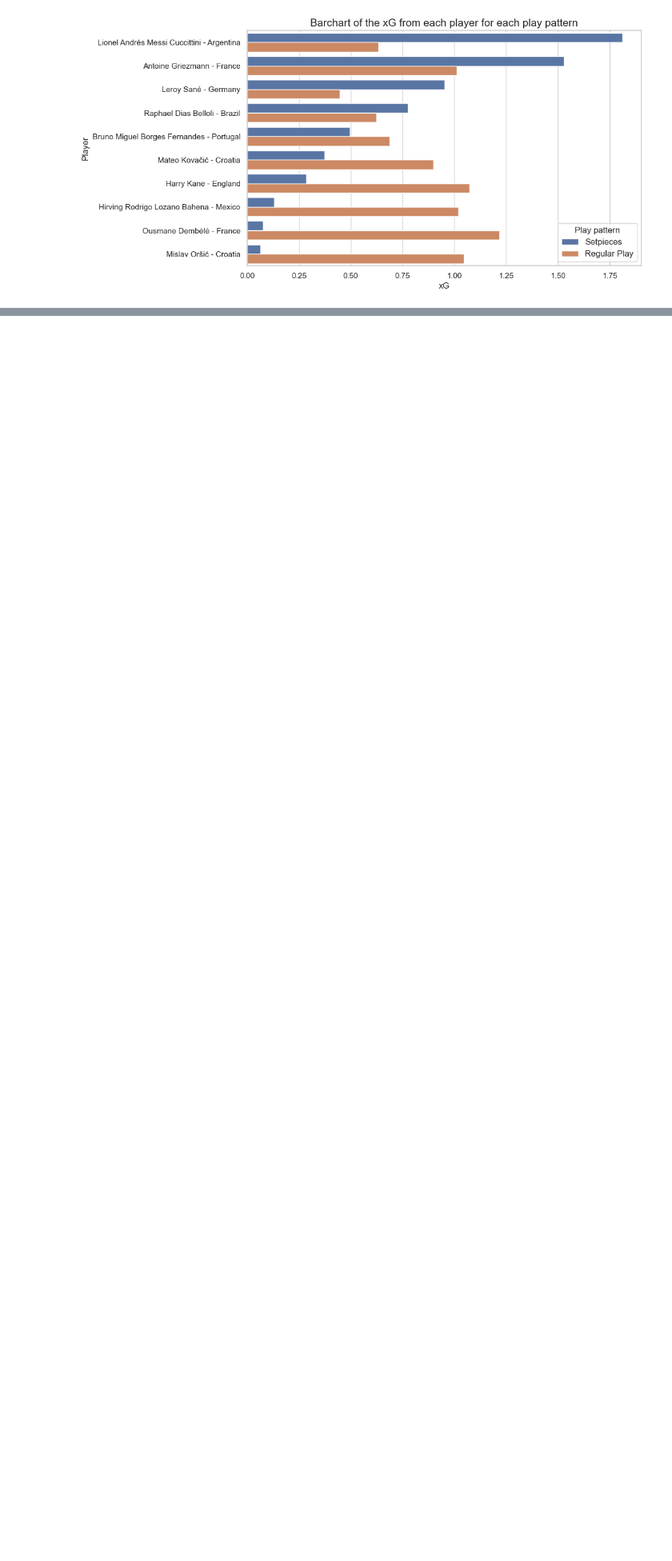
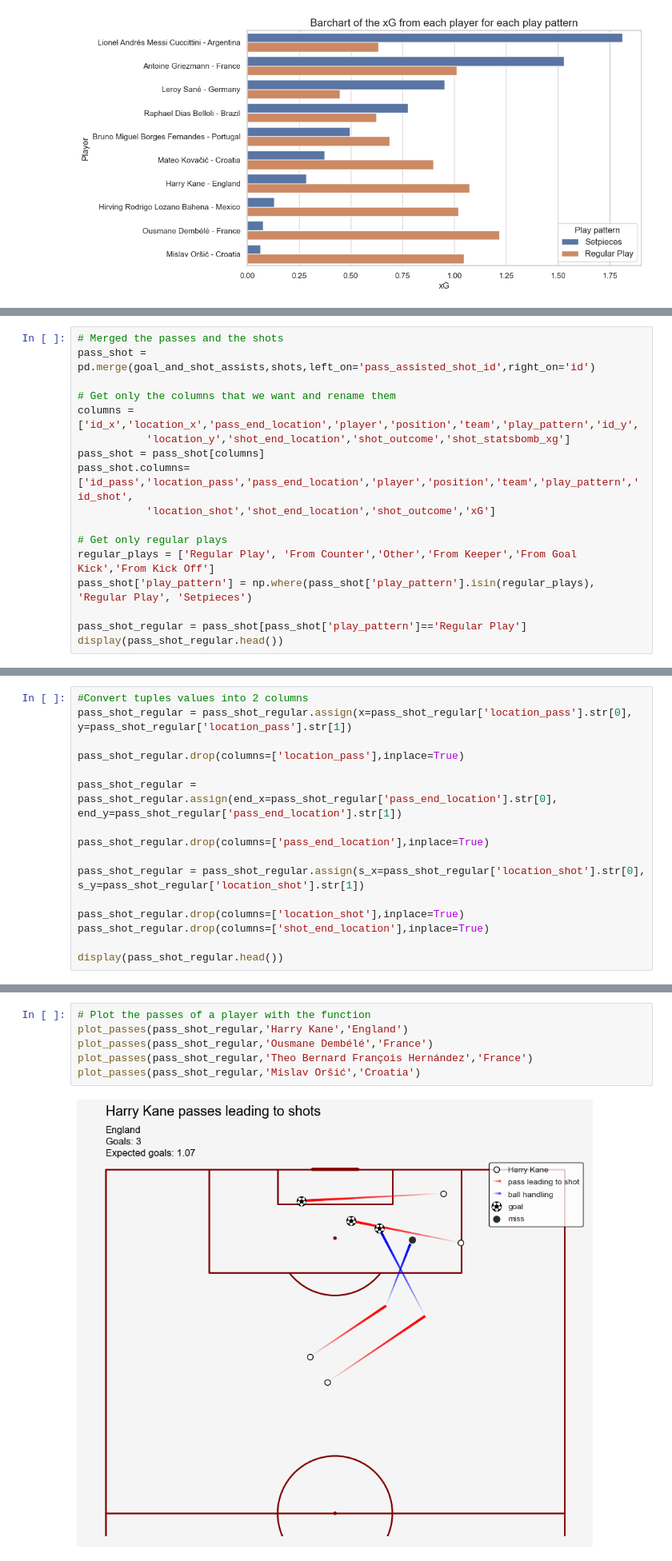
Before and after one commit to GabrielGausachs/WC2022-passes-analysed, a Jupyter notebook: code/last_pass_players.ipynb, the cells around one changed output, grey strips where cells are left out. Shown: that part at 80% size. Saved outputs shown, nothing was run; the diff lists cells and outputs as text; blank space fills up the shorter version.

```diff
--- a/code/last_pass_players.ipynb
+++ b/code/last_pass_players.ipynb
@@ -93,0 +118,17 @@ plt.show()
+# %%
+# Merged the passes and the shots
+pass_shot = pd.merge(goal_and_shot_assists,shots,left_on='pass_assisted_shot_id',right_on='id')
+
+# Get only the columns that we want and rename them
+columns = ['id_x','location_x','pass_end_location','player','position','team','play_pattern','id_y',
+           'location_y','shot_end_location','shot_outcome','shot_statsbomb_xg']
+pass_shot = pass_shot[columns]
+pass_shot.columns=['id_pass','location_pass','pass_end_location','player','position','team','play_pattern','id_shot',
+           'location_shot','shot_end_location','shot_outcome','xG']
+
+# Get only regular plays
+regular_plays = ['Regular Play', 'From Counter','Other','From Keeper','From Goal Kick','From Kick Off']
+pass_shot['play_pattern'] = np.where(pass_shot['play_pattern'].isin(regular_plays), 'Regular Play', 'Setpieces')
+
+pass_shot_regular = pass_shot[pass_shot['play_pattern']=='Regular Play']
+display(pass_shot_regular.head())
@@ -93,0 +142,16 @@ plt.show()
+# %%
+#Convert tuples values into 2 columns
+pass_shot_regular = pass_shot_regular.assign(x=pass_shot_regular['location_pass'].str[0], y=pass_shot_regular['location_pass'].str[1])
+
+pass_shot_regular.drop(columns=['location_pass'],inplace=True)
+
+pass_shot_regular = pass_shot_regular.assign(end_x=pass_shot_regular['pass_end_location'].str[0], end_y=pass_shot_regular['pass_end_location'].str[1])
+
+pass_shot_regular.drop(columns=['pass_end_location'],inplace=True)
+
+pass_shot_regular = pass_shot_regular.assign(s_x=pass_shot_regular['location_shot'].str[0], s_y=pass_shot_regular['location_shot'].str[1])
+
+pass_shot_regular.drop(columns=['location_shot'],inplace=True)
+pass_shot_regular.drop(columns=['shot_end_location'],inplace=True)
+
+display(pass_shot_regular.head())
@@ -93,0 +222,8 @@ plt.show()
+# %%
+# Plot the passes of a player with the function
+plot_passes(pass_shot_regular,'Harry Kane','England')
+plot_passes(pass_shot_regular,'Ousmane Dembélé','France')
+plot_passes(pass_shot_regular,'Theo Bernard François Hernández','France')
+plot_passes(pass_shot_regular,'Mislav Oršić','Croatia')
+# %% [output]
+[figure, added]
```
Also changed, not shown: parts of 7 cells of this notebook, 4 other files.
